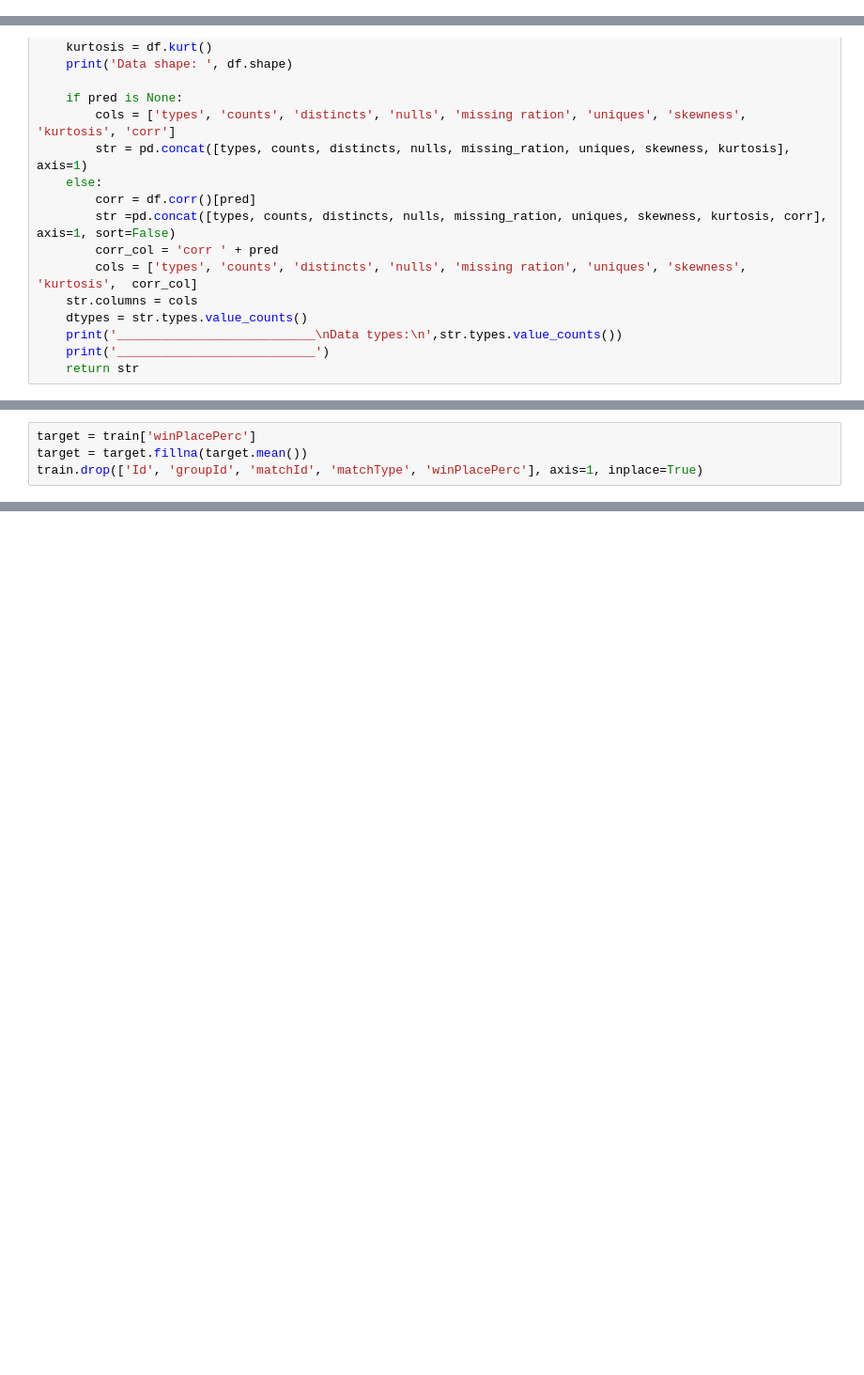
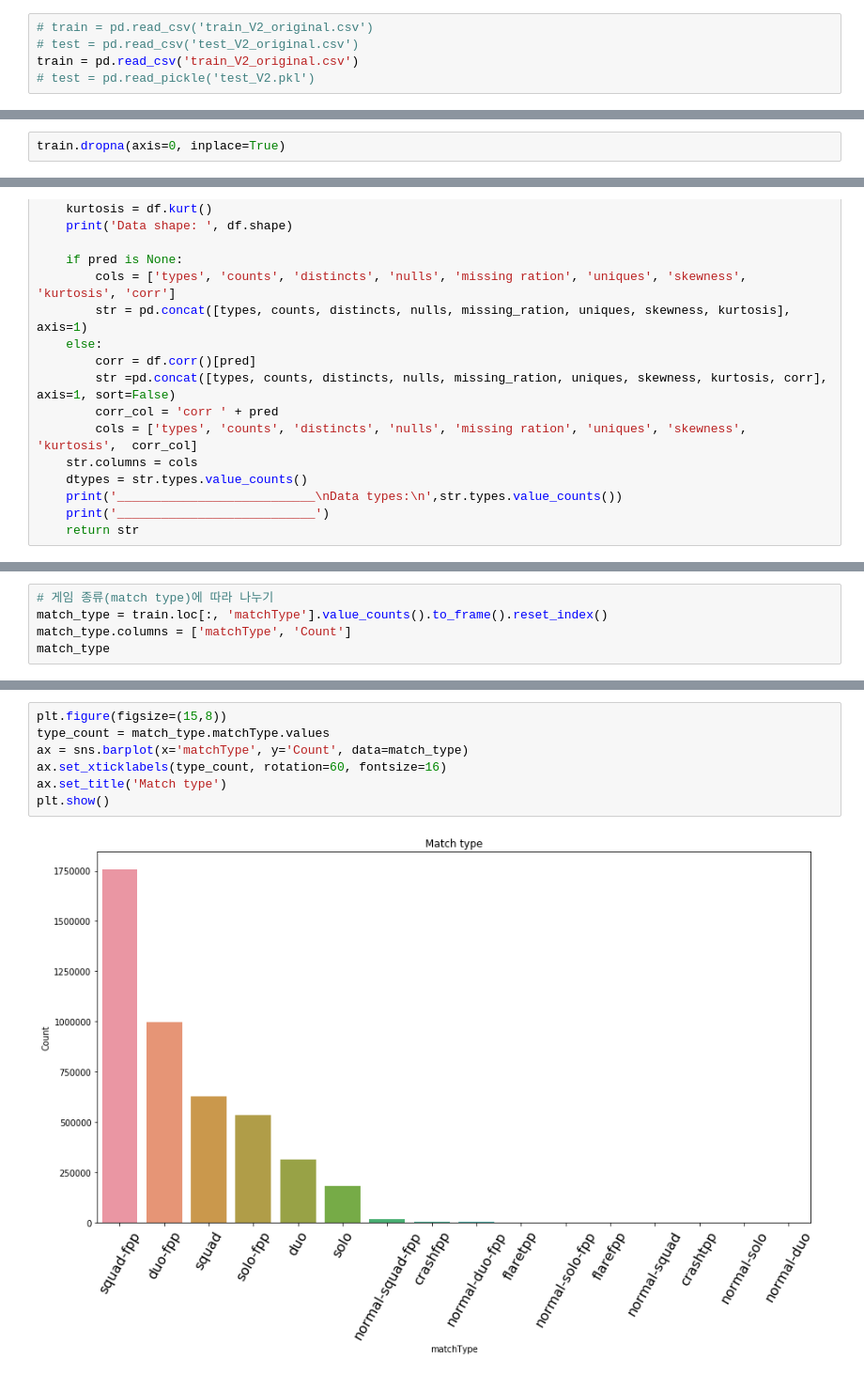
Before and after one commit to shjas94/SMU_ML, a Jupyter notebook: smu_ml.ipynb, the cells around one changed output, grey strips where cells are left out. Shown: that part at 94% size. Drawn from its saved outputs; the diff is of its cells as text; blank space fills up the shorter version.

```diff
--- a/smu_ml.ipynb
+++ b/smu_ml.ipynb
@@ -15,3 +14,8 @@ train = pd.read_csv('train_V2.csv')
+# %%
+# train = pd.read_csv('train_V2_original.csv')
+# test = pd.read_csv('test_V2_original.csv')
+train = pd.read_csv('train_V2_original.csv')
+# test = pd.read_pickle('test_V2.pkl')
 # %%
 train.head()
 # %% [output]
@@ -25,3 +71,5 @@ train.head()
+# %%
+train.dropna(axis=0, inplace=True)
 # %%
 def rstr(df, pred=None):
     obs = df.shape[0]
@@ -144,4 +98,0 @@ plt.show()
-# %%
-target = train['winPlacePerc']
-target = target.fillna(target.mean())
-train.drop(['Id', 'groupId', 'matchId', 'matchType', 'winPlacePerc'], axis=1, inplace=True)
@@ -234,0 +152,5 @@ Shrink model to first 3979 iterations.
+# %%
+# 게임 종류(match type)에 따라 나누기
+match_type = train.loc[:, 'matchType'].value_counts().to_frame().reset_index()
+match_type.columns = ['matchType', 'Count']
+match_type
@@ -234,0 +175,9 @@ Shrink model to first 3979 iterations.
+# %%
+plt.figure(figsize=(15,8))
+type_count = match_type.matchType.values
+ax = sns.barplot(x='matchType', y='Count', data=match_type)
+ax.set_xticklabels(type_count, rotation=60, fontsize=16)
+ax.set_title('Match type')
+plt.show()
+# %% [output]
+[figure, added]
```
Also changed, not shown: parts of 88 cells of this notebook.
